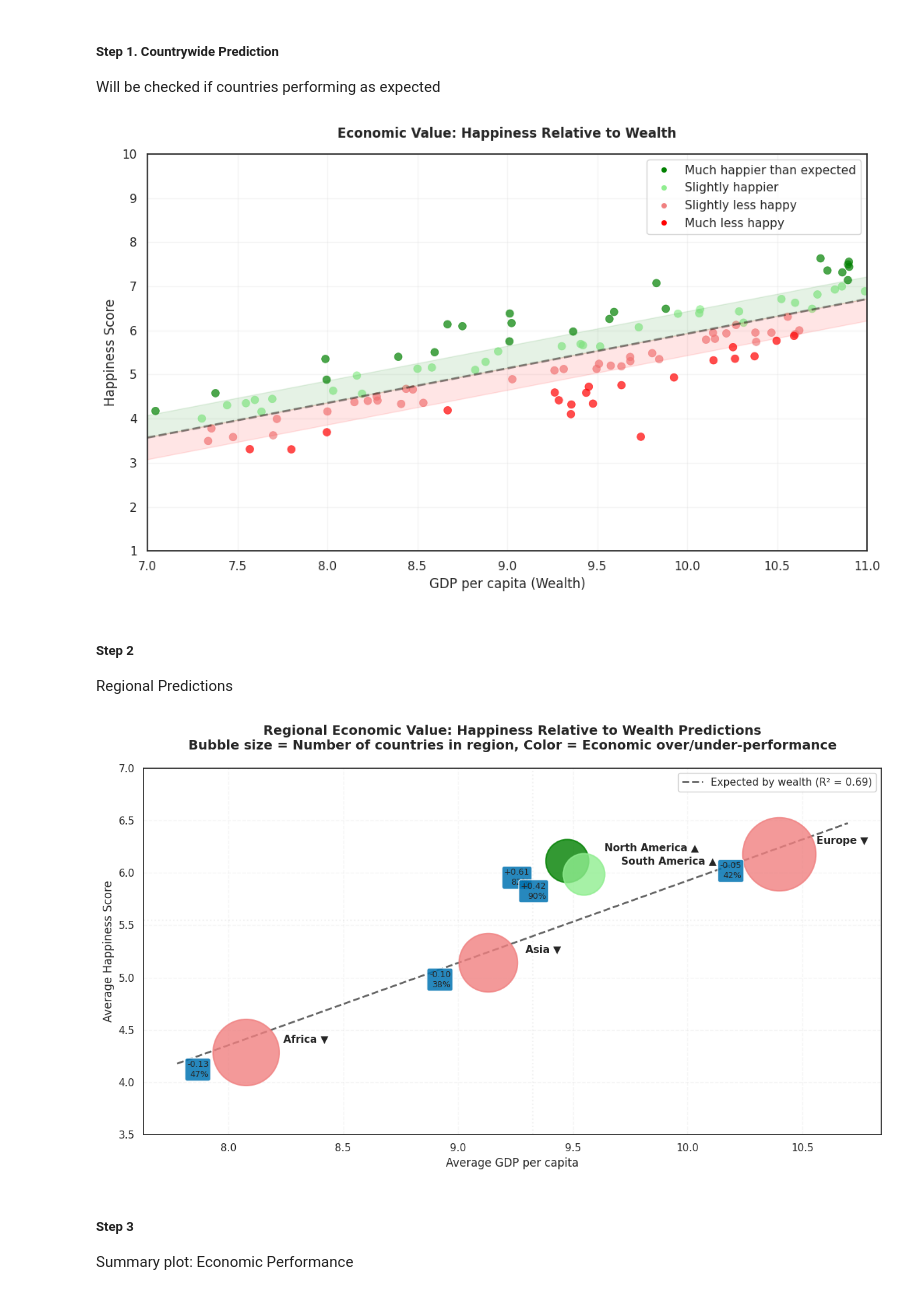
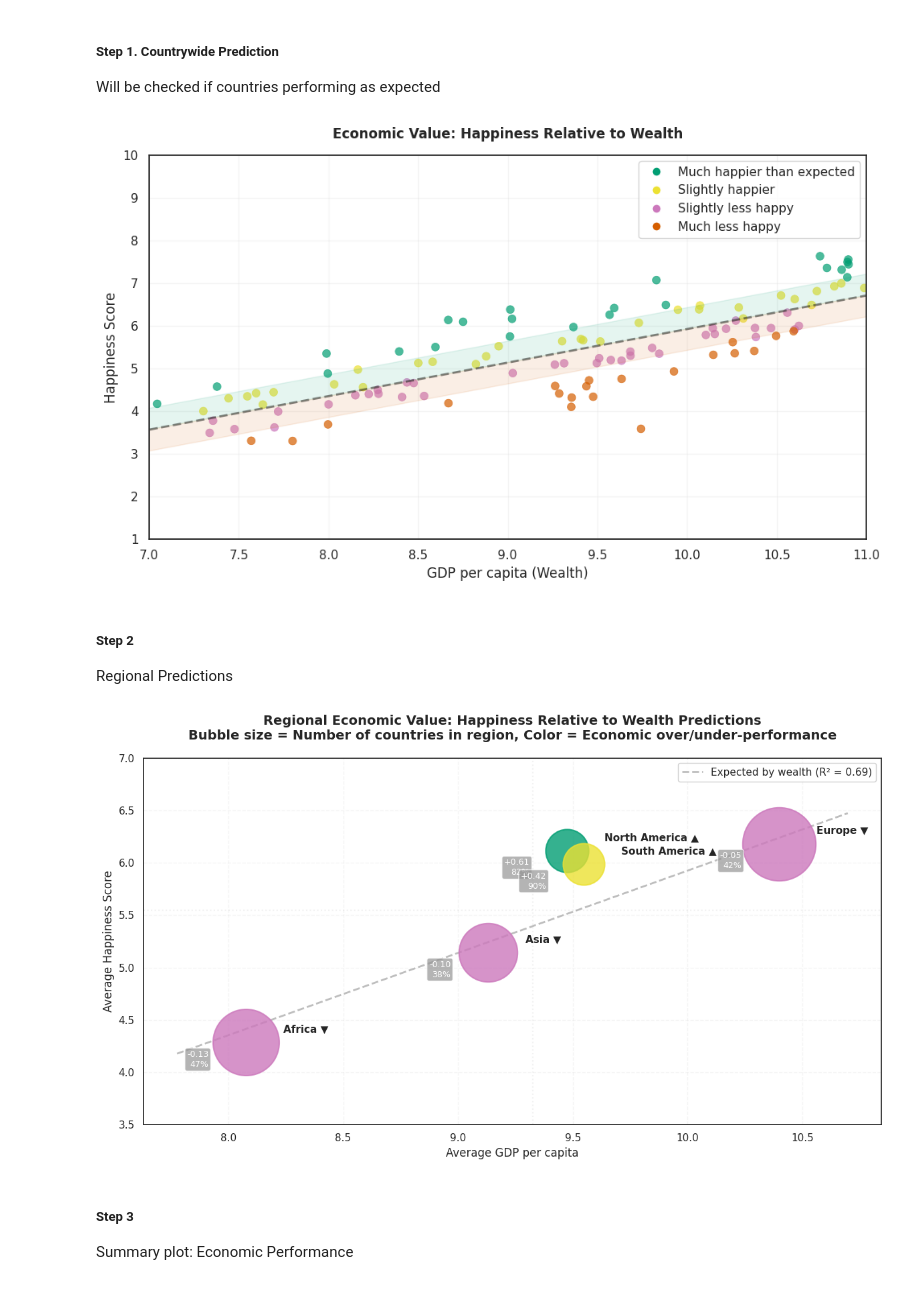
Before and after one commit to baxasd/DVCW, a Jupyter notebook: Z22590018.ipynb, the cells around one changed output. Drawn from its saved outputs; the diff is of its cells as text; code cells hidden in the pictures.

```diff
--- a/Z22590018.ipynb
+++ b/Z22590018.ipynb
@@ -718,9 +734,7 @@ df_country_clean["Residual"] = (
 
 print(f"Baseline R² (no region): {r2_base:.3f}")
 
-df_focus = df_country_clean[
-    df_country_clean["Region"].isin(FOCUS_REGIONS)
-].copy()
+df_focus = df_country_clean[df_country_clean["Region"].isin(FOCUS_REGIONS)].copy()
 
 fig, (ax1, ax2) = plt.subplots(1, 2, figsize=(14, 5))
 
@@ -817,6 +831,4 @@ To formally test whether regional context adds explanatory value beyond standard
 # %%
-# STEP 2: DOES ADDING REGION IMPROVE THE MODEL?
-
 # Prepare response explicitly
 y_clean = df_country_clean["Happiness"]
 
@@ -886,7 +898,7 @@ ax1.annotate(
     xy=(1, 0),
     xytext=(0.8, 0.8),
     textcoords="axes fraction",
-    arrowprops=dict(arrowstyle="->", color="green"),
+    arrowprops=dict(arrowstyle="->", color="black"),
     fontsize=10,
     ha="center",
     bbox=dict(boxstyle="round,pad=0.3", facecolor="white", alpha=0.9)
@@ -898,14 +910,17 @@ r2_values = [r2_base, r2_with_region]
 
 bars = ax2.bar(models, r2_values, alpha=0.8)
 
+# Bar Chart Title
 ax2.set_title(
     "Explanatory Power Improvement\nfrom Adding Regional Context",
     fontsize=12,
     fontweight="bold",
     pad=12
 )
+
+# Label Limits
 ax2.set_ylabel("R² (Variance Explained)")
-ax2.set_ylim(0, 1)
+ax2.set_ylim(0, 3)
 ax2.grid(True, alpha=0.2, axis="y")
 
 for bar, r2_val in zip(bars, r2_values):
@@ -918,23 +933,28 @@ for bar, r2_val in zip(bars, r2_values):
         fontsize=11
     )
 
+# Annotation with arrow
 improvement = r2_with_region - r2_base
 ax2.annotate(
     f"+{improvement:.3f} improvement",
     xy=(1, r2_with_region),
-    xytext=(0.7, r2_with_region + 0.08),
-    arrowprops=dict(arrowstyle="->", color="green"),
+    xytext=(0.7, r2_with_region + 0.2),
+    arrowprops=dict(arrowstyle="->", color="black"),
     fontsize=10,
     ha="center"
 )
 
 plt.tight_layout()
+
+# Main title
 plt.suptitle(
-    "RQ1: Regional Context Improves Happiness Prediction",
+    "Regional Context Improves Happiness Prediction",
     fontsize=13,
     fontweight="bold",
     y=1.02
 )
+
+# Save
 save_fig("assets/rq1/rq1_step2_model_improvement.png")
 plt.show()
 # %% [output]
@@ -1223,17 +1240,17 @@ ax.plot(
 
 # Color points by economic over/under-performance
 colors = df_rq3["Residual_GDP"].apply(
-    lambda x: 'green' if x > 0.5 else
-              'lightgreen' if x > 0 else
-              'lightcoral' if x > -0.5 else
-              'red'
+    lambda x: "#029e73" if x > 0.5 else
+              "#ece133" if x > 0 else
+              "#cc78bc" if x > -0.5 else
+              "#d55e00"
 )
 ax.scatter(df_rq3["GDP"], df_rq3["Happiness"], c=colors, alpha=0.7, s=50, linewidth=0.5)
 
 # Performance zones
-ax.fill_between(x_vals, y_vals, y_vals + 0.5, alpha=0.1, color='green',
+ax.fill_between(x_vals, y_vals, y_vals + 0.5, alpha=0.1, color='#029e73',
                 label='Happier than wealth predicts')
-ax.fill_between(x_vals, y_vals - 0.5, y_vals, alpha=0.1, color='red',
+ax.fill_between(x_vals, y_vals - 0.5, y_vals, alpha=0.1, color='#d55e00',
                 label='Less happy than wealth predicts')
 
 ax.set_xlabel("GDP per capita (Wealth)")
@@ -1245,10 +1262,10 @@ ax.set_xlim(7, 11)
 
 # Legend for performance colours
 handles = [
-    plt.Line2D([0], [0], marker='o', color='w', markerfacecolor='green', markersize=6, label='Much happier than expected'),
-    plt.Line2D([0], [0], marker='o', color='w', markerfacecolor='lightgreen', markersize=6, label='Slightly happier'),
-    plt.Line2D([0], [0], marker='o', color='w', markerfacecolor='lightcoral', markersize=6, label='Slightly less happy'),
-    plt.Line2D([0], [0], marker='o', color='w', markerfacecolor='red', markersize=6, label='Much less happy')
+    plt.Line2D([0], [0], marker='o', color='w', markerfacecolor='#029e73', markersize=8, label='Much happier than expected'),
+    plt.Line2D([0], [0], marker='o', color='w', markerfacecolor='#ece133', markersize=8, label='Slightly happier'),
+    plt.Line2D([0], [0], marker='o', color='w', markerfacecolor='#cc78bc', markersize=8, label='Slightly less happy'),
+    plt.Line2D([0], [0], marker='o', color='w', markerfacecolor='#d55e00', markersize=8, label='Much less happy')
 ]
 
 ax.legend(handles=handles, loc='upper right')
@@ -1256,7 +1273,7 @@ plt.tight_layout()
 save_fig("assets/rq3/rq3_step1_value_scatter.png")
 plt.show()
 # %% [output]
-[figure, old version]
+[figure, new version]
 # %% [markdown]
 ##### Step 2
 
@@ -1277,10 +1294,11 @@ region_agg = (
 
 # Color regions by economic over/under-performance
 region_agg["Color"] = region_agg["Performance_Gap"].apply(
-    lambda x: "green" if x > 0.5 else
-              "lightgreen" if x > 0 else
-              "lightcoral" if x > -0.5 else
-              "red")
+    lambda x: "#029e73" if x > 0.5 else
+              "#ece133" if x > 0 else
+              "#cc78bc" if x > -0.5 else
+              "#d55e00"
+)
 
 fig, ax = plt.subplots(figsize=(12, 7))
 
@@ -1319,41 +1337,41 @@ for _, row in region_agg.iterrows():
         ha="right",
         va="top",
         fontsize=9,
-        bbox=dict( boxstyle="round,pad=0.25", alpha=0.85), zorder=4)
+        bbox=dict( boxstyle="round,pad=0.25", alpha=0.7, facecolor="#949494"), zorder=4, color="white")
 
 # GDP-only expected trend line
 x_range = np.linspace(region_agg["Avg_GDP"].min() - 0.3, region_agg["Avg_GDP"].max() + 0.3, 200)
 x_df = pd.DataFrame({"GDP": x_range})
 y_expected = model_gdp_only.predict(x_df)
 
-ax.plot(x_range, y_expected, linestyle="--", linewidth=2, color="black", alpha=0.6, label=f"Expected by wealth (R² = {r2_gdp_only:.2f})", zorder=2)
+ax.plot(x_range, y_expected, linestyle="--", linewidth=2, color="#949494", alpha=0.6, label=f"Expected by wealth (R² = {r2_gdp_only:.2f})", zorder=2)
 
 # Reference lines
 ax.axhline(region_agg["Avg_Happiness"].mean(), color="gray", linestyle=":", alpha=0.1)
 ax.axvline(region_agg["Avg_GDP"].mean(), color="gray", linestyle=":",alpha=0.1)
 
 # Final formatting
 ax.set_xlabel("Average GDP per capita", fontsize=12)
 ax.set_ylabel("Average Happiness Score", fontsize=12)
 
 ax.set_ylim(3.5, 7)
 
 ax.set_title(
     "Regional Economic Value: Happiness Relative to Wealth Predictions\n"
     "Bubble size = Number of countries in region, Color = Economic over/under-performance",
     fontsize=14,
     fontweight="bold",
     pad=20
 )
 
 ax.grid(True, alpha=0.2, linestyle="--")
 ax.legend(frameon=True, framealpha=0.9)
 
 plt.tight_layout()
 save_fig("assets/rq3/rq3_regional_economic_value.png")
 plt.show()
 # %% [output]
-[figure, old version]
+[figure, new version]
 # %% [markdown]
 ##### Step 3
 
```
Also changed, not shown: parts of 11 cells of this notebook, 15 other files.
